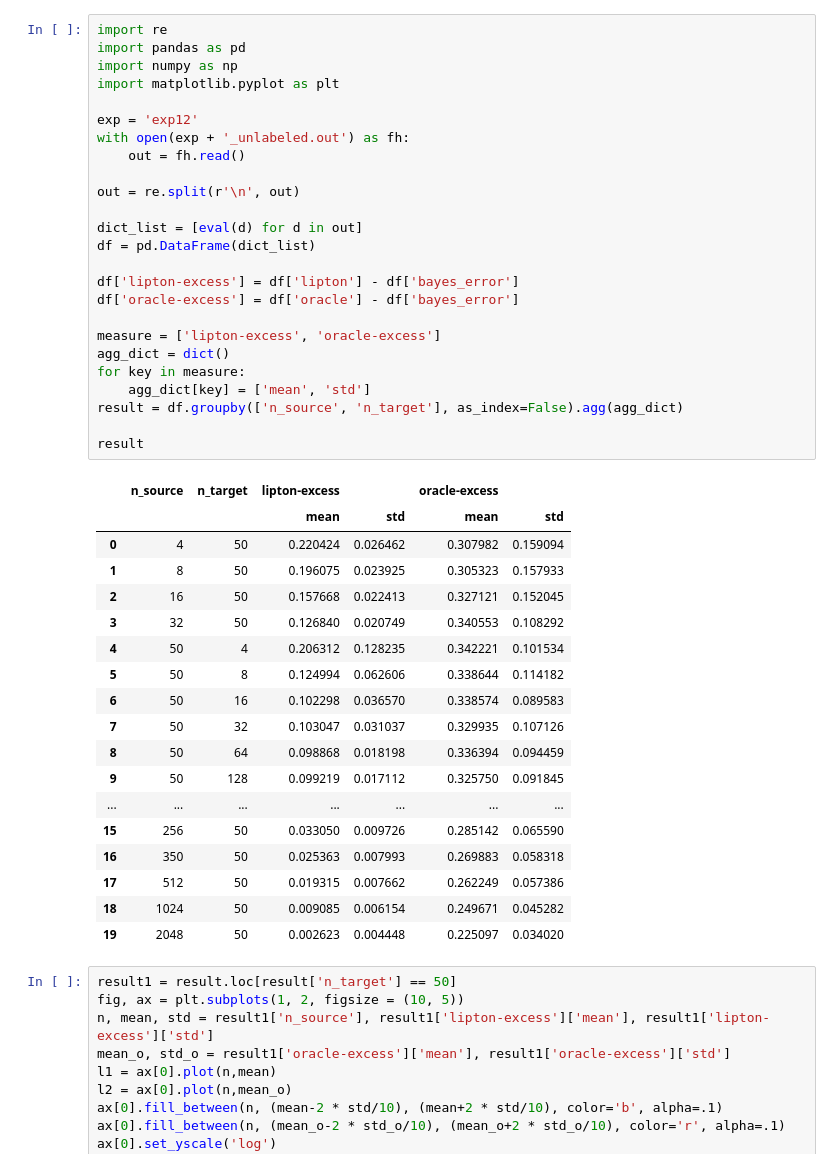
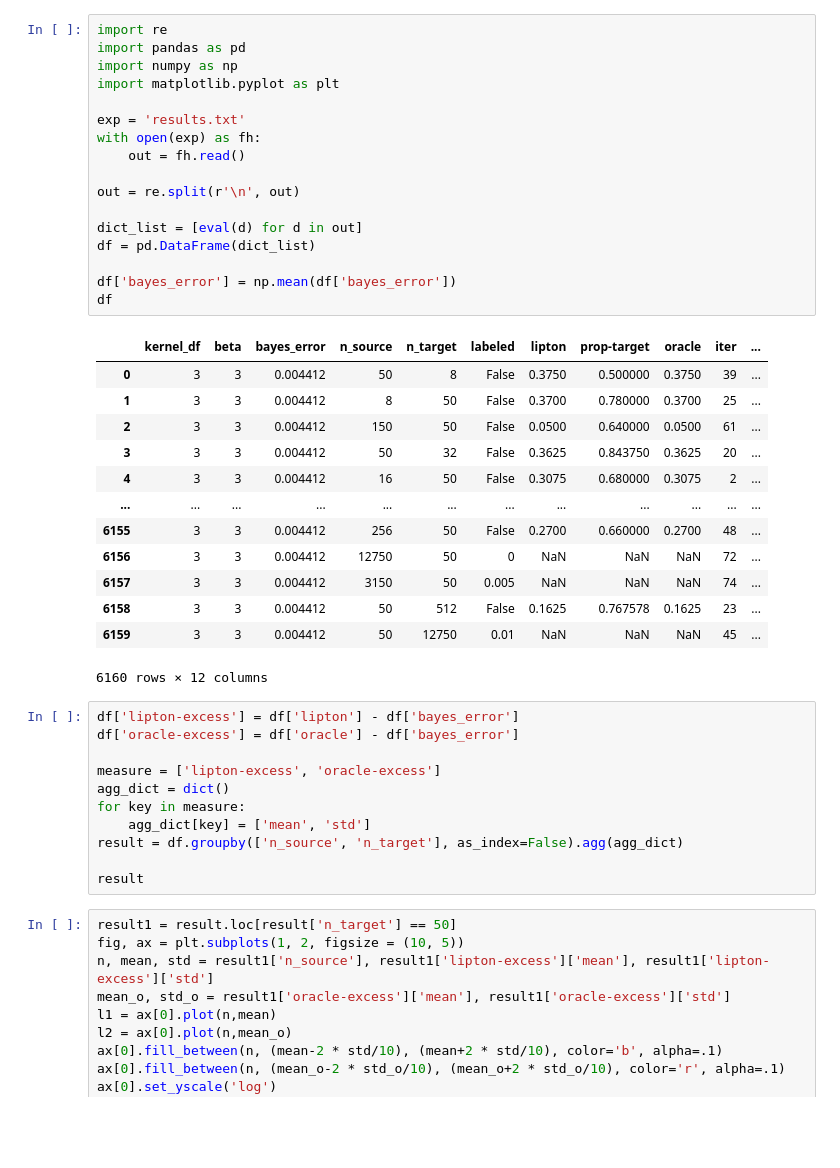
Before and after one commit to smaityumich/label-shift, a Jupyter notebook: plots.ipynb, the cells around one changed output. Cells and saved outputs as stored; diff of their text form; blank space fills up the shorter version.

```diff
--- a/plots.ipynb
+++ b/plots.ipynb
@@ -1,47 +1,45 @@
 # %%
 import re
 import pandas as pd
 import numpy as np
 import matplotlib.pyplot as plt
 
-exp = 'exp12'
-with open(exp + '_unlabeled.out') as fh:
+exp = 'results.txt'
+with open(exp) as fh:
     out = fh.read()
 
 out = re.split(r'\n', out)
 
 dict_list = [eval(d) for d in out]
 df = pd.DataFrame(dict_list)
 
-df['lipton-excess'] = df['lipton'] - df['bayes_error']
-df['oracle-excess'] = df['oracle'] - df['bayes_error']
-
-measure = ['lipton-excess', 'oracle-excess']
-agg_dict = dict()
-for key in measure:
-    agg_dict[key] = ['mean', 'std']
-result = df.groupby(['n_source', 'n_target'], as_index=False).agg(agg_dict)
-
-result
+df['bayes_error'] = np.mean(df['bayes_error'])
+df
 # %% [output]
-|  | n_source | n_target | lipton-excess |  | oracle-excess |  |
-|  |  |  | mean | std | mean | std |
-| 0 | 4 | 50 | 0.220424 | 0.026462 | 0.307982 | 0.159094 |
-| 1 | 8 | 50 | 0.196075 | 0.023925 | 0.305323 | 0.157933 |
-| 2 | 16 | 50 | 0.157668 | 0.022413 | 0.327121 | 0.152045 |
-| 3 | 32 | 50 | 0.126840 | 0.020749 | 0.340553 | 0.108292 |
-| 4 | 50 | 4 | 0.206312 | 0.128235 | 0.342221 | 0.101534 |
-| 5 | 50 | 8 | 0.124994 | 0.062606 | 0.338644 | 0.114182 |
-| 6 | 50 | 16 | 0.102298 | 0.036570 | 0.338574 | 0.089583 |
-| 7 | 50 | 32 | 0.103047 | 0.031037 | 0.329935 | 0.107126 |
-| 8 | 50 | 64 | 0.098868 | 0.018198 | 0.336394 | 0.094459 |
-| 9 | 50 | 128 | 0.099219 | 0.017112 | 0.325750 | 0.091845 |
-| ... | ... | ... | ... | ... | ... | ... |
-| 15 | 256 | 50 | 0.033050 | 0.009726 | 0.285142 | 0.065590 |
-| 16 | 350 | 50 | 0.025363 | 0.007993 | 0.269883 | 0.058318 |
-| 17 | 512 | 50 | 0.019315 | 0.007662 | 0.262249 | 0.057386 |
-| 18 | 1024 | 50 | 0.009085 | 0.006154 | 0.249671 | 0.045282 |
-| 19 | 2048 | 50 | 0.002623 | 0.004448 | 0.225097 | 0.034020 |
+|  | kernel_df | beta | bayes_error | n_source | n_target | labeled | lipton | prop-target | oracle | iter | ... |
+| 0 | 3 | 3 | 0.004412 | 50 | 8 | False | 0.3750 | 0.500000 | 0.3750 | 39 | ... |
+| 1 | 3 | 3 | 0.004412 | 8 | 50 | False | 0.3700 | 0.780000 | 0.3700 | 25 | ... |
+| 2 | 3 | 3 | 0.004412 | 150 | 50 | False | 0.0500 | 0.640000 | 0.0500 | 61 | ... |
+| 3 | 3 | 3 | 0.004412 | 50 | 32 | False | 0.3625 | 0.843750 | 0.3625 | 20 | ... |
+| 4 | 3 | 3 | 0.004412 | 16 | 50 | False | 0.3075 | 0.680000 | 0.3075 | 2 | ... |
+| ... | ... | ... | ... | ... | ... | ... | ... | ... | ... | ... | ... |
+| 6155 | 3 | 3 | 0.004412 | 256 | 50 | False | 0.2700 | 0.660000 | 0.2700 | 48 | ... |
+| 6156 | 3 | 3 | 0.004412 | 12750 | 50 | 0 | NaN | NaN | NaN | 72 | ... |
+| 6157 | 3 | 3 | 0.004412 | 3150 | 50 | 0.005 | NaN | NaN | NaN | 74 | ... |
+| 6158 | 3 | 3 | 0.004412 | 50 | 512 | False | 0.1625 | 0.767578 | 0.1625 | 23 | ... |
+| 6159 | 3 | 3 | 0.004412 | 50 | 12750 | 0.01 | NaN | NaN | NaN | 45 | ... |
+6160 rows × 12 columns
+# %%
+df['lipton-excess'] = df['lipton'] - df['bayes_error']
+df['oracle-excess'] = df['oracle'] - df['bayes_error']
+
+measure = ['lipton-excess', 'oracle-excess']
+agg_dict = dict()
+for key in measure:
+    agg_dict[key] = ['mean', 'std']
+result = df.groupby(['n_source', 'n_target'], as_index=False).agg(agg_dict)
+
+result
 # %%
 result1 = result.loc[result['n_target'] == 50]
 fig, ax = plt.subplots(1, 2, figsize = (10, 5))
```
Also changed, not shown: 2 other files.
